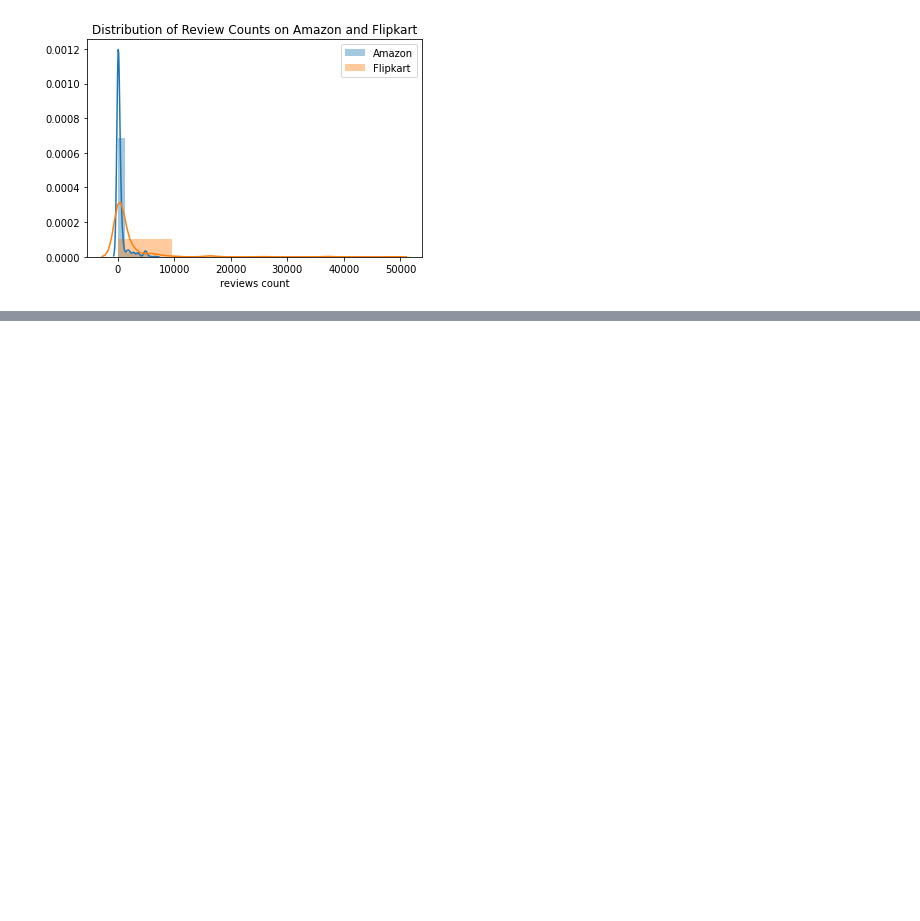
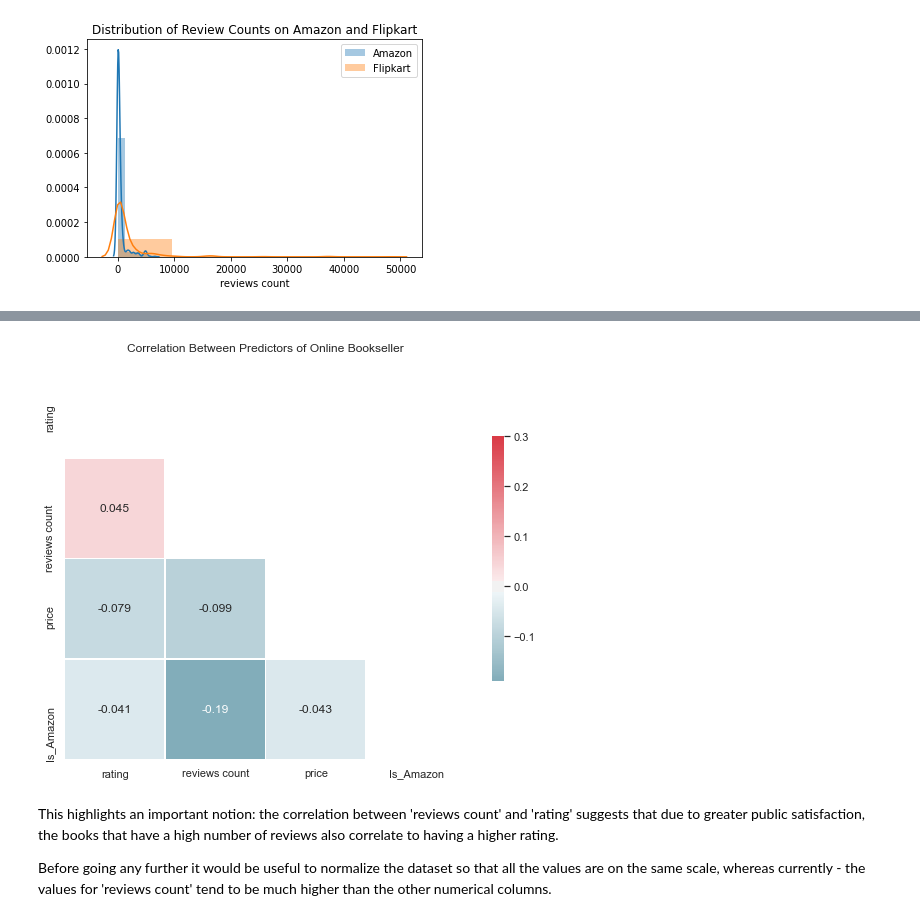
Before and after one commit to UPstartDeveloper/bookstore-classifier, a Jupyter notebook: classifications.ipynb, the cells around one changed output, grey strips where cells are left out. Cells and saved outputs as stored; diff of their text form; code cells hidden in the pictures; blank space fills up the shorter version.

Commit message:
Add correlation heatmap.

```diff
--- a/classifications.ipynb
+++ b/classifications.ipynb
@@ -110,18 +110,6 @@ Here, I decided to fill in using '0.0'.
 # %%
 amzn_df['reviews count'] = amzn_df['reviews count'].fillna('0.0')
 # %%
-'''# int conversion
-review_counts = list()
-for count in amzn_df['reviews count']:
-    # removing commas
-    if ',' in count:
-        count_ls = [char for char in count if char != ',']
-        count = ''.join(count_ls)
-    review_counts.append(int(float(count)))
-
-# replacing the column in the DataFrame
-amzn_df['reviews count'] = review_counts'''
-
 def remove_commas_from_strings(df, col):
     '''Int conversion for review counts.'''
     counts = list()
@@ -135,6 +123,7 @@ def remove_commas_from_strings(df, col):
         counts.append(float(count))
     # replacing the column in the DataFrame
     df[col] = counts
+    return  # signalling end of function
 
 remove_commas_from_strings(amzn_df, 'reviews count')
 remove_commas_from_strings(fp_df, 'ratings count')
@@ -366,0 +355,34 @@ The pattern continues! Once again, Amazon shows off the stability of its platfor
+# %%
+def make_heatmap(df, map_title):
+    """Plots the diagonal correlation matrix of a dataset using Seaborn.
+       Credit to the Seaborn Documentation for inspiring this cell:
+       https://seaborn.pydata.org/examples/many_pairwise_correlations.html
+
+       Parameters:
+       df(pandas.DataFrame): encapsulates the dataset being used to make heatmap.
+       map_title(str): the title for the heatmap
+
+    """
+    sns.set(style="white")
+    # Compute the correlation matrix
+    corr = df.corr()
+    # Generate a mask for the upper triangle
+    mask = np.triu(np.ones_like(corr, dtype=np.bool))
+    # Set up the matplotlib figure
+    f, ax = plt.subplots(figsize=(9, 9))
+    # Generate a custom diverging colormap
+    cmap = sns.diverging_palette(220, 10, as_cmap=True)
+    # Draw the heatmap with the mask and correct aspect ratio
+    sns.heatmap(corr, mask=mask, cmap=cmap, vmax=.3, center=0,
+                square=True, linewidths=.5, cbar_kws={"shrink": .5}, annot=True)
+    plt.title(map_title)
+    plt.show()
+
+make_heatmap(all_books_mixed, 'Correlation Between Predictors of Online Bookseller')
+# %% [output]
+[figure, added]
+# %% [markdown]
+This highlights an important notion: the correlation between 'reviews count' and 'rating' suggests that due to greater public satisfaction, the books that have a high number of reviews also correlate to having a higher rating.
+
+
+Before going any further it would be useful to normalize the dataset so that all the values are on the same scale, whereas currently - the values for 'reviews count' tend to be much higher than the other numerical columns.
```
Also changed, not shown: parts of 4 cells of this notebook.
